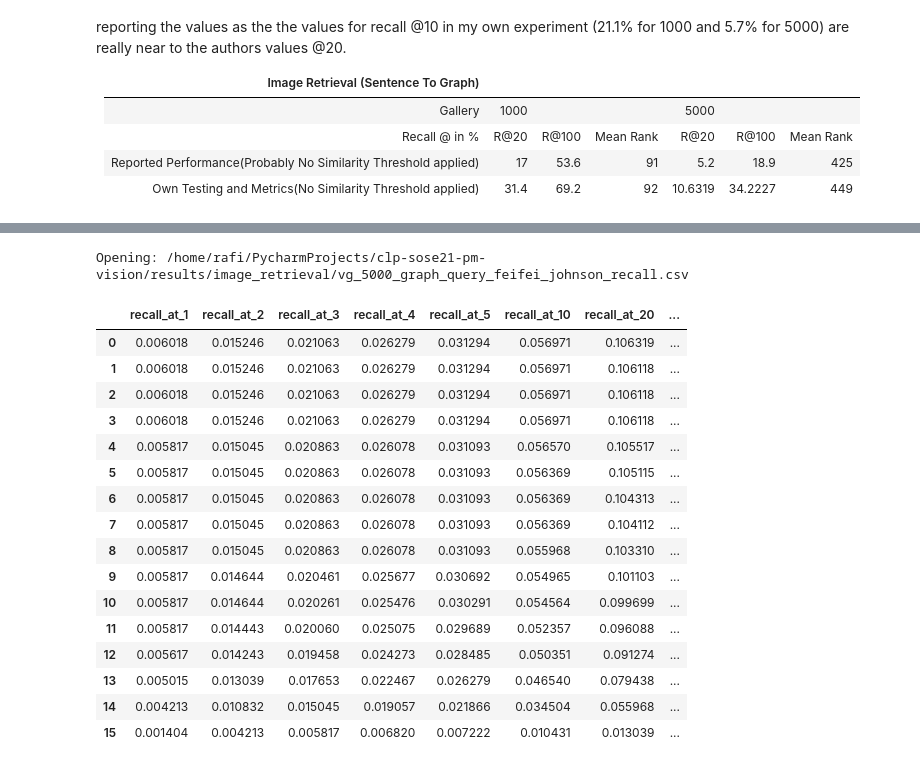
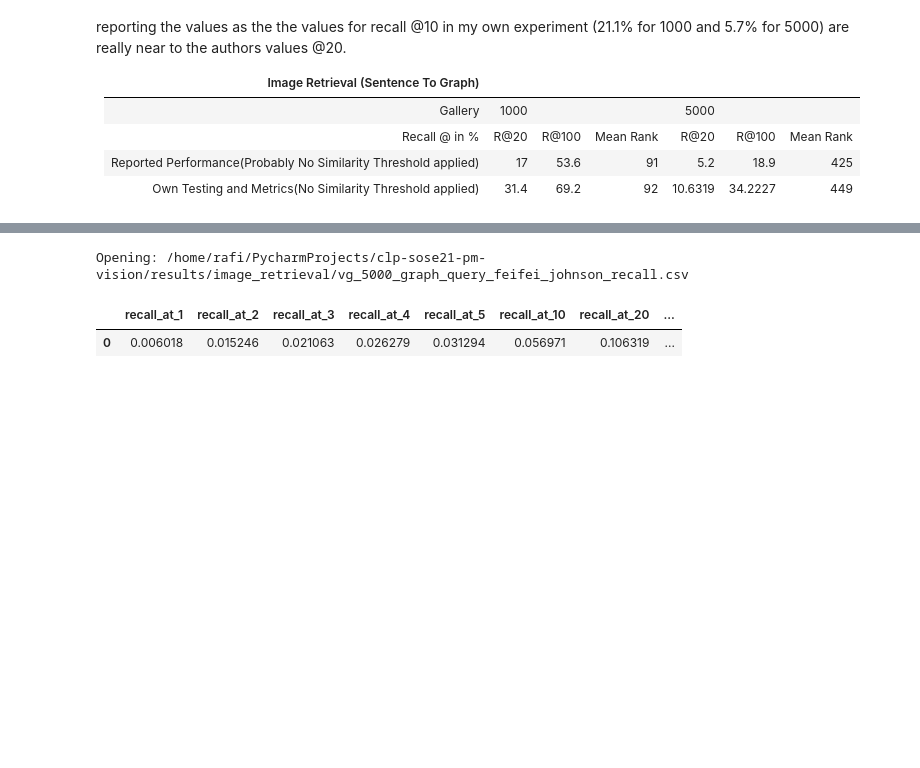
Before and after one commit to compling-potsdam/clp-sose21-pm-vision, a Jupyter notebook: avatar_sgg/notebooks/plot_metrics.ipynb, the cells around one changed output, grey strips where cells are left out. Drawn from its saved outputs; the diff is of its cells as text; code cells hidden in the pictures; blank space fills up the shorter version.

```diff
--- a/avatar_sgg/notebooks/plot_metrics.ipynb
+++ b/avatar_sgg/notebooks/plot_metrics.ipynb
@@ -226,24 +219,9 @@ Opening: /home/rafi/PycharmProjects/clp-sose21-pm-vision/results/image_retrieval
 # %%
 q = vg_graph_query(5000)
 file_name = eval_name(q, fei_fei_recall)
 df = read_frame(file_name)
-df
+df.head(1)
 # %% [output]
 Opening: /home/rafi/PycharmProjects/clp-sose21-pm-vision/results/image_retrieval/vg_5000_graph_query_feifei_johnson_recall.csv
 |  | recall_at_1 | recall_at_2 | recall_at_3 | recall_at_4 | recall_at_5 | recall_at_10 | recall_at_20 | ... |
 | 0 | 0.006018 | 0.015246 | 0.021063 | 0.026279 | 0.031294 | 0.056971 | 0.106319 | ... |
-| 1 | 0.006018 | 0.015246 | 0.021063 | 0.026279 | 0.031294 | 0.056971 | 0.106118 | ... |
-| 2 | 0.006018 | 0.015246 | 0.021063 | 0.026279 | 0.031294 | 0.056971 | 0.106118 | ... |
-| 3 | 0.006018 | 0.015246 | 0.021063 | 0.026279 | 0.031294 | 0.056971 | 0.106118 | ... |
-| 4 | 0.005817 | 0.015045 | 0.020863 | 0.026078 | 0.031093 | 0.056570 | 0.105517 | ... |
-| 5 | 0.005817 | 0.015045 | 0.020863 | 0.026078 | 0.031093 | 0.056369 | 0.105115 | ... |
-| 6 | 0.005817 | 0.015045 | 0.020863 | 0.026078 | 0.031093 | 0.056369 | 0.104313 | ... |
-| 7 | 0.005817 | 0.015045 | 0.020863 | 0.026078 | 0.031093 | 0.056369 | 0.104112 | ... |
-| 8 | 0.005817 | 0.015045 | 0.020863 | 0.026078 | 0.031093 | 0.055968 | 0.103310 | ... |
-| 9 | 0.005817 | 0.014644 | 0.020461 | 0.025677 | 0.030692 | 0.054965 | 0.101103 | ... |
-| 10 | 0.005817 | 0.014644 | 0.020261 | 0.025476 | 0.030291 | 0.054564 | 0.099699 | ... |
-| 11 | 0.005817 | 0.014443 | 0.020060 | 0.025075 | 0.029689 | 0.052357 | 0.096088 | ... |
-| 12 | 0.005617 | 0.014243 | 0.019458 | 0.024273 | 0.028485 | 0.050351 | 0.091274 | ... |
-| 13 | 0.005015 | 0.013039 | 0.017653 | 0.022467 | 0.026279 | 0.046540 | 0.079438 | ... |
-| 14 | 0.004213 | 0.010832 | 0.015045 | 0.019057 | 0.021866 | 0.034504 | 0.055968 | ... |
-| 15 | 0.001404 | 0.004213 | 0.005817 | 0.006820 | 0.007222 | 0.010431 | 0.013039 | ... |
```
Also changed, not shown: parts of 5 cells of this notebook.
